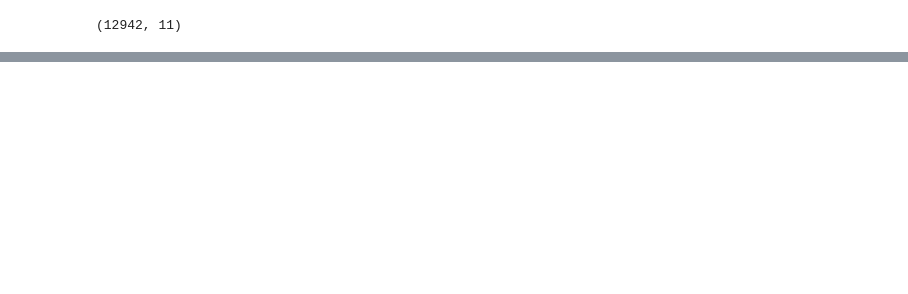
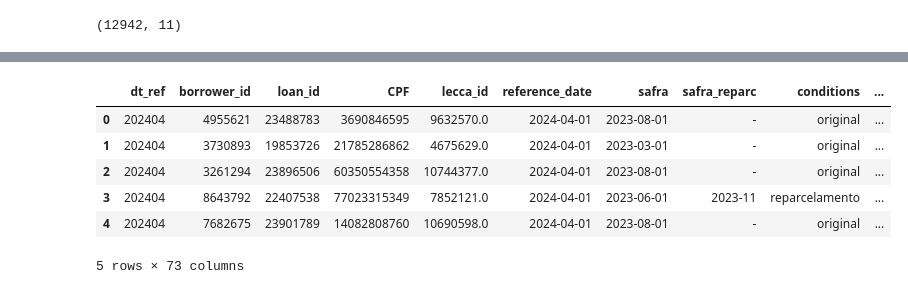
Before and after one commit to vicari1/teste_automatic, a Jupyter notebook: teste.ipynb, the cells around one changed output, grey strips where cells are left out. Drawn from its saved outputs; the diff is of its cells as text; code cells hidden in the pictures; blank space fills up the shorter version.

```diff
--- a/teste.ipynb
+++ b/teste.ipynb
@@ -113,0 +125,32 @@ df[['loan_id','valor_parcela','regiao','custo']].head(5)
+# %%
+mapeamento_regioes = {
+    'AC': 'Norte',
+    'AL': 'Nordeste',
+    'AP': 'Norte',
+    'AM': 'Norte',
+    'BA': 'Nordeste',
+    'CE': 'Nordeste',
+    'DF': 'Centro-Oeste',
+    'ES': 'Sudeste',
+    'GO': 'Centro-Oeste',
+    'MA': 'Nordeste',
+    'MT': 'Centro-Oeste',
+    'MS': 'Centro-Oeste',
+    'MG': 'Sudeste',
+    'PA': 'Norte',
+    'PB': 'Nordeste',
+    'PR': 'Sul',
+    'PE': 'Nordeste',
+    'PI': 'Nordeste',
+    'RJ': 'Sudeste',
+    'RN': 'Nordeste',
+    'RS': 'Sul',
+    'RO': 'Norte',
+    'RR': 'Norte',
+    'SC': 'Sul',
+    'SP': 'Sudeste',
+    'SE': 'Nordeste',
+    'TO': 'Norte'
+}
+
+df['regiao'] = df['estado'].map(mapeamento_regioes)
@@ -133,0 +209,4 @@ df_grupocontrole1.drop(columns='diferenca_dias', inplace=True)
+# %%
+df_grupocontrole1 = df_grupocontrole.sort_values(by='diferenca_dias', ascending=True)
+
+df_grupocontrole1 = df_grupocontrole1.drop_duplicates(subset='loan_id')
@@ -144,3 +249,13 @@ df.shape
+# %%
+df.head(5)
+# %% [output]
+|  | dt_ref | borrower_id | loan_id | CPF | lecca_id | reference_date | safra | safra_reparc | conditions | ... |
+| 0 | 202404 | 4955621 | 23488783 | 3690846595 | 9632570.0 | 2024-04-01 | 2023-08-01 | - | original | ... |
+| 1 | 202404 | 3730893 | 19853726 | 21785286862 | 4675629.0 | 2024-04-01 | 2023-03-01 | - | original | ... |
+| 2 | 202404 | 3261294 | 23896506 | 60350554358 | 10744377.0 | 2024-04-01 | 2023-08-01 | - | original | ... |
+| 3 | 202404 | 8643792 | 22407538 | 77023315349 | 7852121.0 | 2024-04-01 | 2023-06-01 | 2023-11 | reparcelamento | ... |
+| 4 | 202404 | 7682675 | 23901789 | 14082808760 | 10690598.0 | 2024-04-01 | 2023-08-01 | - | original | ... |
+5 rows × 73 columns
 # %%
 #df['flag_controle'].fillna(0, inplace=True)
 df.fillna({'flag_controle': 0}, inplace=True)
```
Also changed, not shown: parts of 80 cells of this notebook.
